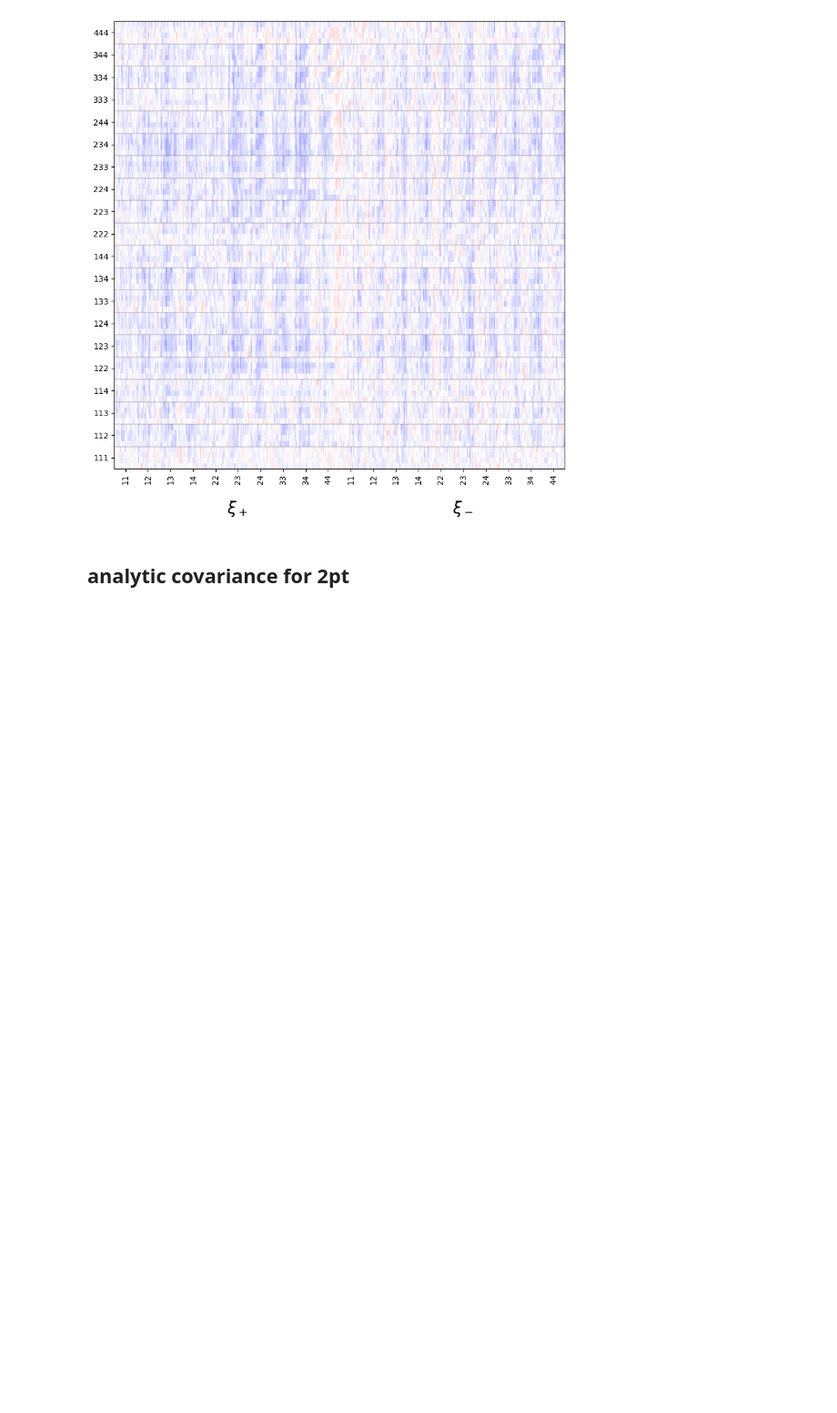
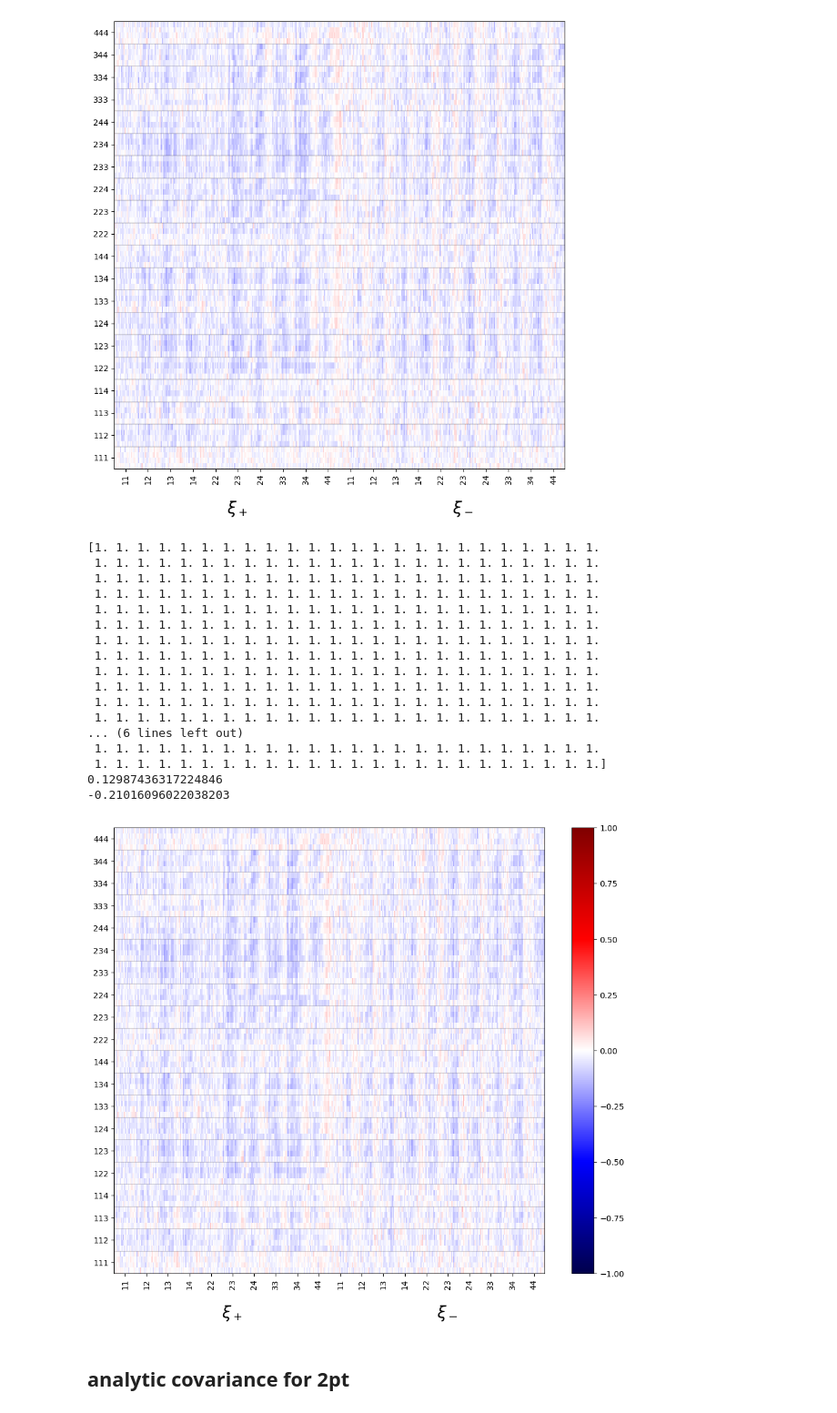
Before and after one commit to rchgomes/3pcf_integrator, a Jupyter notebook: plot-notebooks/covariance_796sim.ipynb, the cells around one changed output. Shown at 91% size. Cells and saved outputs as stored; diff of their text form; code cells hidden in the pictures; blank space fills up the shorter version.

```diff
--- a/plot-notebooks/covariance_796sim.ipynb
+++ b/plot-notebooks/covariance_796sim.ipynb
@@ -86,6 +110,64 @@ fig.savefig('cross_covariance_796simbased_map3.png', bbox_inches='tight')
  1. 1. 1. 1. 1. 1. 1. 1. 1. 1. 1. 1. 1. 1. 1. 1. 1. 1. 1. 1. 1. 1. 1. 1.]
 0.12987436317224846
 [figure]
+# %%
+full_cov_weighted = np.load('../data/dv/average_map3_796sims/xip_xim_map3_covariance_8ARCMINCUT_24Feb25.npy')
+allcov = full_cov_weighted
+_ = np.diag(allcov)
+rcc = allcov/np.outer(_, _)**0.5
+print(np.diag(rcc))
+rcc_crosscov = rcc[400:,:400]
+print(np.max(rcc_crosscov))
+print(np.min(rcc_crosscov))
+
+# plot
+fig, ax = plt.subplots(1, 1, figsize=(12, 10))
+mesh = ax.pcolormesh(rcc_crosscov, cmap='seismic', vmin=-1, vmax=1)
+fig.colorbar(mesh, ax=ax)  # add the colorbar here
+
+for v in range(20):
+    ax.axhline(v*4, color='k', lw=0.2)
+    # ax.axvline(v*4, color='k', lw=0.2)
+
+# label
+labels = []
+for i in range(4):
+    for j in range(i, 4):
+        for k in range(j, 4):
+            labels.append(f'{i+1}{j+1}{k+1}')
+ax.set_yticks(4*np.arange(20)+2, labels)
+
+labels2 = []
+for i in range(4):
+    for j in range(i, 4):
+        labels2.append(f'{i+1}{j+1}')
+labels2 = labels2 + labels2
+ax.set_xticks(20*np.arange(20)+10, labels2, rotation=90)
+
+ax.text(100, -8, r'$\xi_+$', fontsize=20)
+ax.text(300, -8, r'$\xi_-$', fontsize=20)
+
+fig.savefig('cross_covariance_796simbased_map3_colorbar.png', bbox_inches='tight')
+#plt.show()
+# %% [output]
+[1. 1. 1. 1. 1. 1. 1. 1. 1. 1. 1. 1. 1. 1. 1. 1. 1. 1. 1. 1. 1. 1. 1. 1.
+ 1. 1. 1. 1. 1. 1. 1. 1. 1. 1. 1. 1. 1. 1. 1. 1. 1. 1. 1. 1. 1. 1. 1. 1.
+ 1. 1. 1. 1. 1. 1. 1. 1. 1. 1. 1. 1. 1. 1. 1. 1. 1. 1. 1. 1. 1. 1. 1. 1.
+ 1. 1. 1. 1. 1. 1. 1. 1. 1. 1. 1. 1. 1. 1. 1. 1. 1. 1. 1. 1. 1. 1. 1. 1.
+ 1. 1. 1. 1. 1. 1. 1. 1. 1. 1. 1. 1. 1. 1. 1. 1. 1. 1. 1. 1. 1. 1. 1. 1.
+ 1. 1. 1. 1. 1. 1. 1. 1. 1. 1. 1. 1. 1. 1. 1. 1. 1. 1. 1. 1. 1. 1. 1. 1.
+ 1. 1. 1. 1. 1. 1. 1. 1. 1. 1. 1. 1. 1. 1. 1. 1. 1. 1. 1. 1. 1. 1. 1. 1.
+ 1. 1. 1. 1. 1. 1. 1. 1. 1. 1. 1. 1. 1. 1. 1. 1. 1. 1. 1. 1. 1. 1. 1. 1.
+ 1. 1. 1. 1. 1. 1. 1. 1. 1. 1. 1. 1. 1. 1. 1. 1. 1. 1. 1. 1. 1. 1. 1. 1.
+ 1. 1. 1. 1. 1. 1. 1. 1. 1. 1. 1. 1. 1. 1. 1. 1. 1. 1. 1. 1. 1. 1. 1. 1.
+ 1. 1. 1. 1. 1. 1. 1. 1. 1. 1. 1. 1. 1. 1. 1. 1. 1. 1. 1. 1. 1. 1. 1. 1.
+ 1. 1. 1. 1. 1. 1. 1. 1. 1. 1. 1. 1. 1. 1. 1. 1. 1. 1. 1. 1. 1. 1. 1. 1.
+... (6 lines left out)
+ 1. 1. 1. 1. 1. 1. 1. 1. 1. 1. 1. 1. 1. 1. 1. 1. 1. 1. 1. 1. 1. 1. 1. 1.
+ 1. 1. 1. 1. 1. 1. 1. 1. 1. 1. 1. 1. 1. 1. 1. 1. 1. 1. 1. 1. 1. 1. 1. 1.]
+0.12987436317224846
+-0.21016096022038203
+[figure, added]
 # %% [markdown]
 ## analytic covariance for 2pt
 # %%
```
Also changed, not shown: parts of 6 cells of this notebook, 25 other files.
